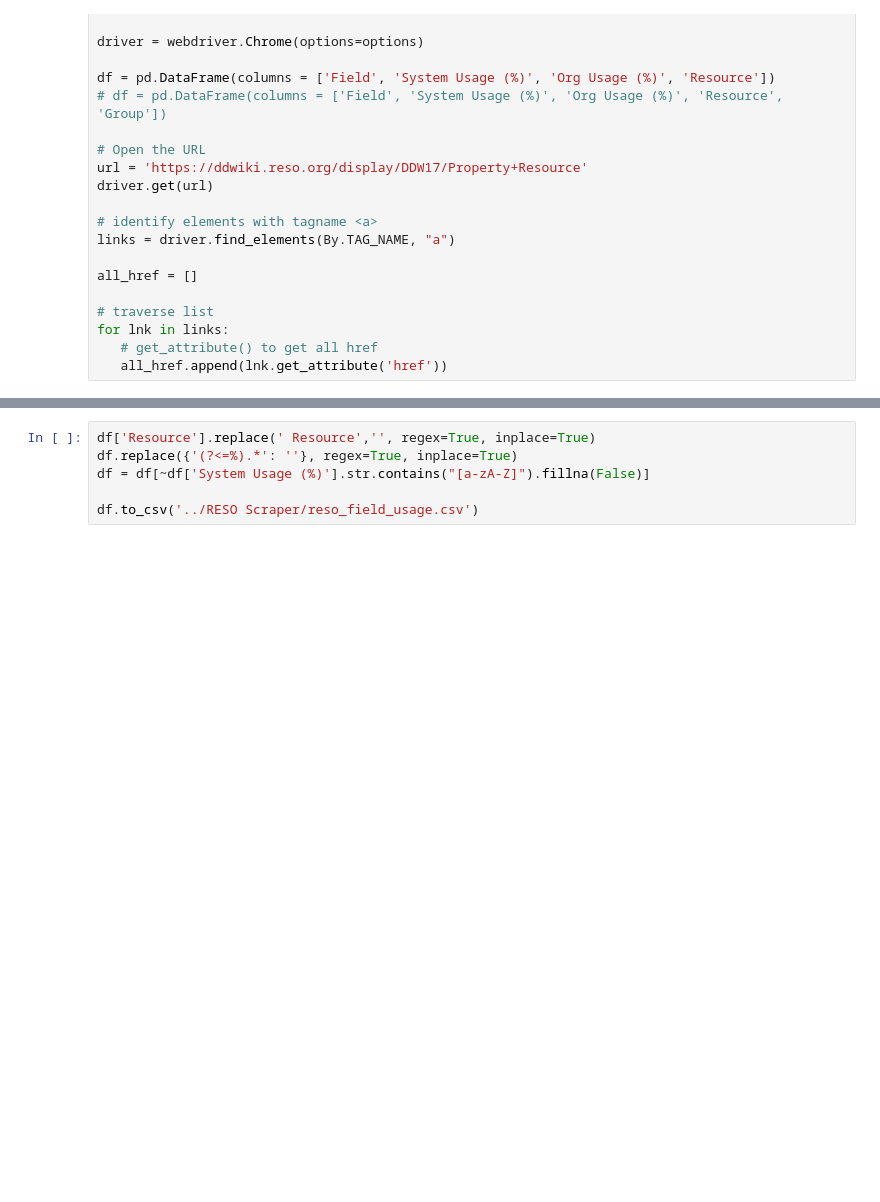
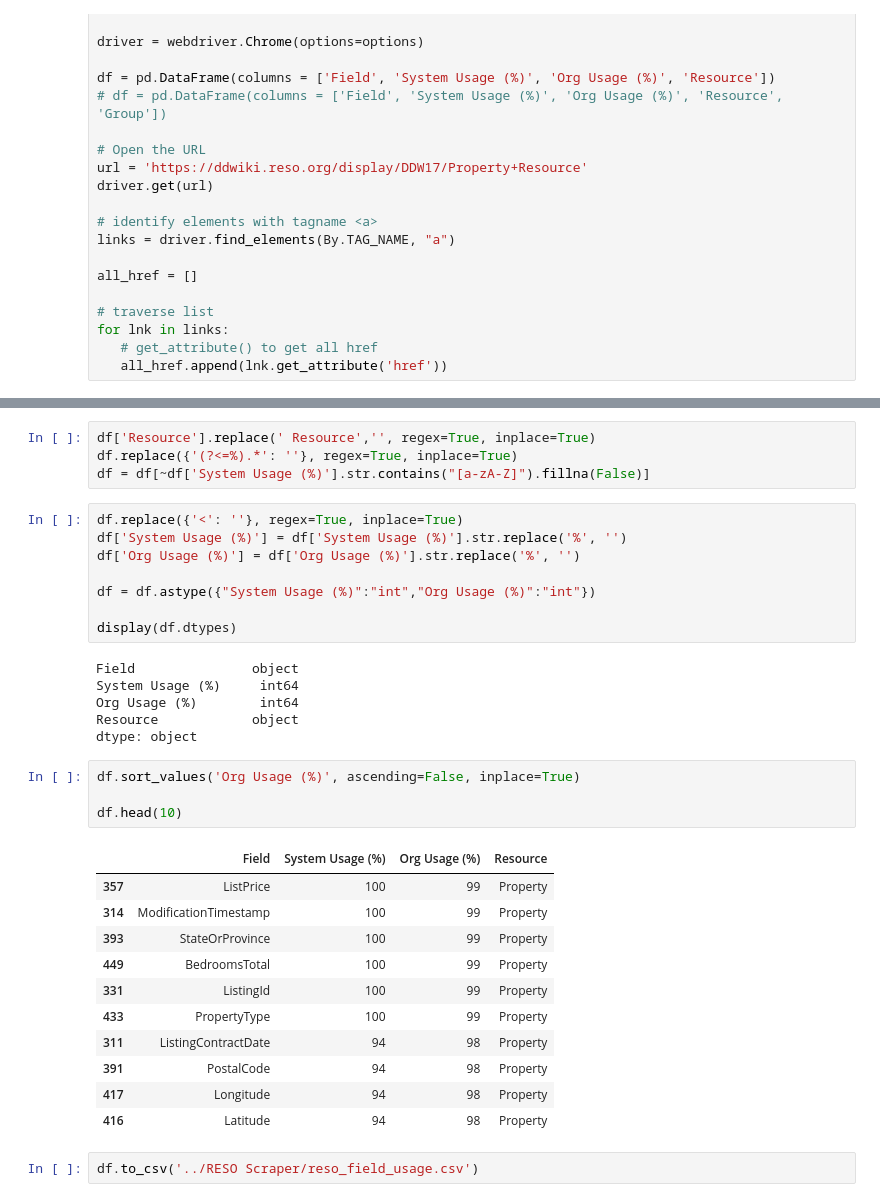
Before and after one commit to jon-vargas/python-projects, a Jupyter notebook: reso_field_usage.ipynb, the cells around one changed output, grey strips where cells are left out. Cells and saved outputs as stored; diff of their text form; blank space fills up the shorter version.

Commit message:
Added data cleaning
Included an into and additional data cleansing to provide better clarity to field usage

```diff
--- a/reso_field_usage.ipynb
+++ b/reso_field_usage.ipynb
@@ -78,5 +91,35 @@ print(df)
 df['Resource'].replace(' Resource','', regex=True, inplace=True)
 df.replace({'(?<=%).*': ''}, regex=True, inplace=True)
 df = df[~df['System Usage (%)'].str.contains("[a-zA-Z]").fillna(False)]
-
-df.to_csv('../RESO Scraper/reso_field_usage.csv')
+# %%
+df.replace({'<': ''}, regex=True, inplace=True)
+df['System Usage (%)'] = df['System Usage (%)'].str.replace('%', '')
+df['Org Usage (%)'] = df['Org Usage (%)'].str.replace('%', '')
+
+df = df.astype({"System Usage (%)":"int","Org Usage (%)":"int"})
+
+display(df.dtypes)
+# %% [output]
+Field               object
+System Usage (%)     int64
+Org Usage (%)        int64
+Resource            object
+dtype: object
+# %%
+df.sort_values('Org Usage (%)', ascending=False, inplace=True)
+
+df.head(10)
+# %% [output]
+|  | Field | System Usage (%) | Org Usage (%) | Resource |
+| 357 | ListPrice | 100 | 99 | Property |
+| 314 | ModificationTimestamp | 100 | 99 | Property |
+| 393 | StateOrProvince | 100 | 99 | Property |
+| 449 | BedroomsTotal | 100 | 99 | Property |
+| 331 | ListingId | 100 | 99 | Property |
+| 433 | PropertyType | 100 | 99 | Property |
+| 311 | ListingContractDate | 94 | 98 | Property |
+| 391 | PostalCode | 94 | 98 | Property |
+| 417 | Longitude | 94 | 98 | Property |
+| 416 | Latitude | 94 | 98 | Property |
+# %%
+df.to_csv('../RESO Scraper/reso_field_usage.csv')
```
Also changed, not shown: parts of 3 cells of this notebook.
